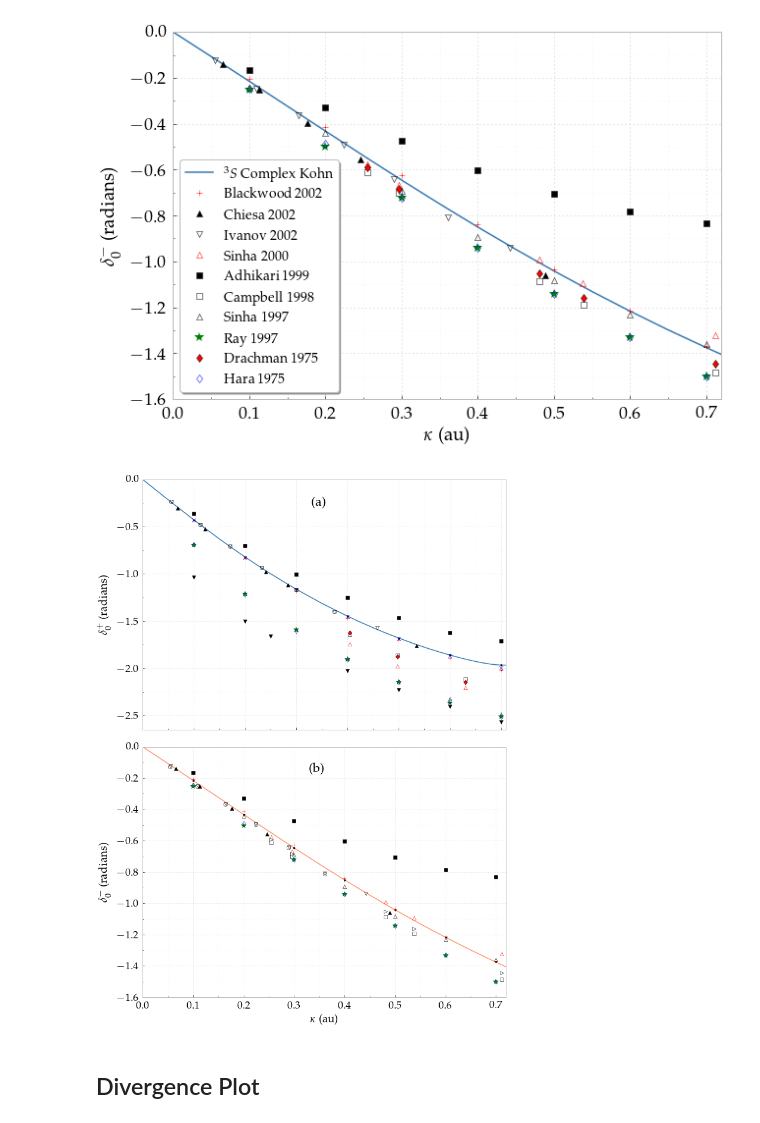
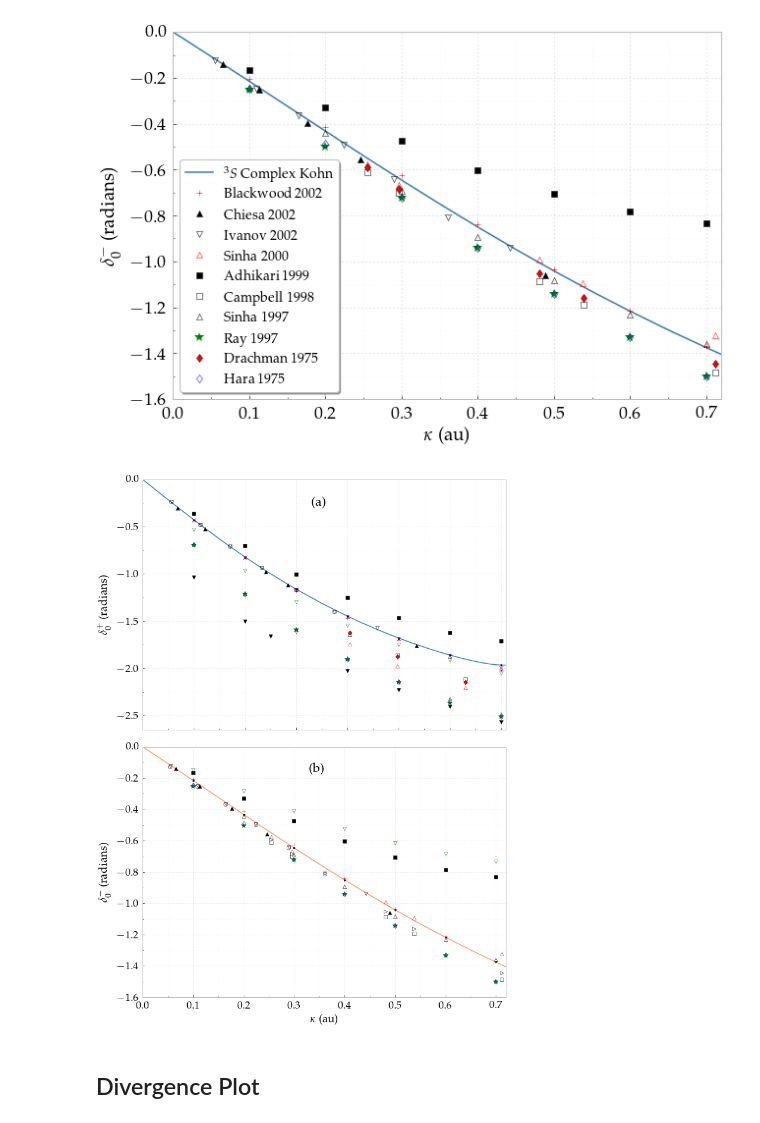
Before and after one commit to DentonW/Papers, a Jupyter notebook: PRA PsH/IPython/Paper Images.ipynb, the cells around one changed output. Cells and saved outputs as stored; diff of their text form; code cells hidden in the pictures.

Commit message:
- PRA paper: Added extra Biswas S-wave results -- Fixed reference in conclusion - Dissertation: Biswas added to S-wave -- Multiple PsH references added

```diff
--- a/PRA PsH/IPython/Paper Images.ipynb
+++ b/PRA PsH/IPython/Paper Images.ipynb
@@ -1123,7 +1123,7 @@ pyplot.plot(Blackwood1S2002['kappa'], Blackwood1S2002['phase'], 'r+')
 pyplot.plot(Chiesa1S2002['kappa'], Chiesa1S2002['phase'], 'k^')
 pyplot.plot(Ivanov1S2002['kappa'], Ivanov1S2002['phase'], 'kv', markerfacecolor='none', markeredgecolor='k')
 pyplot.plot(Ivanov1S2001['kappa'], Ivanov1S2001['phase'], 'ko', markerfacecolor='none')
-pyplot.plot(Sinha1S2000['kappa'], Sinha1S2000['phase'], '^', markerfacecolor='none', markeredgecolor='r',)
+pyplot.plot(Sinha1S2000['kappa'], Sinha1S2000['phase'], '^', markerfacecolor='none', markeredgecolor='r')
 pyplot.plot(Adhikari1S1999['kappa'], Adhikari1S1999['phase'], 'ks')
 pyplot.plot(Campbell1S1998['kappa'], Campbell1S1998['phase'], 's', markerfacecolor='none', markeredgecolor='k')
 pyplot.plot(Sinha1S1997['kappa'], Sinha1S1997['phase'], '^', markerfacecolor='none', markeredgecolor='k')
@@ -1131,6 +1131,7 @@ pyplot.plot(Ray1S1997['kappa'], Ray1S1997['phase'], 'g*', markersize=10, markerf
 pyplot.plot(Drachman1S1975['kappa'], Drachman1S1975['phase'], 'rd')
 pyplot.plot(Hara1S1975['kappa'], Hara1S1975['phase'], 'd', markerfacecolor='none', markeredgecolor='b')
 pyplot.plot(Fraser1S1961['kappa'], Fraser1S1961['phase'], 'kv')
+pyplot.plot(Biswas1S2001['kappa'], Biswas1S2001['phase'], 'v', markerfacecolor='none', markeredgecolor='g')
 #pyplot.xlabel(r"$\kappa$ (au)")
 pyplot.ylabel(r"$\delta_0^+$ (radians)")
 
@@ -1148,34 +1149,35 @@ FixPlot(plt)
 pyplot.subplot(2, 1, 2)
 
 df.plot(x='Kappa', y='Phase3S', marker='.', markersize=0.01, label=r'$^3S$ Complex Kohn', color=tripletcolor)
 pyplot.plot(VanReeth3S2003['kappa'], VanReeth3S2003['phase'], 'k.')
 pyplot.plot(Blackwood3S2002['kappa'], Blackwood3S2002['phase'], 'r+', label='Blackwood 2002')
 pyplot.plot(Chiesa3S2002['kappa'], Chiesa3S2002['phase'], 'k^', label='Chiesa 2002')
 pyplot.plot(Ivanov3S2002['kappa'], Ivanov3S2002['phase'], 'kv', markerfacecolor='none', markeredgecolor='k', label='Ivanov 2002')
 pyplot.plot(Ivanov3S2001['kappa'], Ivanov3S2001['phase'], 'ko', markerfacecolor='none')
 pyplot.plot(Sinha3S2000['kappa'], Sinha3S2000['phase'], '^', markerfacecolor='none', markeredgecolor='r', label='Sinha 2000')
 pyplot.plot(Adhikari3S1999['kappa'], Adhikari3S1999['phase'], 'ks', label='Adhikari 1999')
 pyplot.plot(Campbell3S1998['kappa'], Campbell3S1998['phase'], 's', markerfacecolor='none', markeredgecolor='k', label='Campbell 1998')
 pyplot.plot(Sinha3S1997['kappa'], Sinha3S1997['phase'], '^', markerfacecolor='none', markeredgecolor='k', label='Sinha 1997')
 pyplot.plot(Ray3S1997['kappa'], Ray3S1997['phase'], 'g*', markersize=10, markerfacecolor='g', markeredgecolor='none', label='Ray 1997')
 #pyplot.plot(Drachman3S1976['kappa'], Drachman3S1976['phase'], 'rd', label='Drachman 1975')
 pyplot.plot(Drachman3S1976['kappa'], Drachman3S1976['phase'], 'w>', label='Drachman 1975')
 pyplot.plot(Hara3S1975['kappa'], Hara3S1975['phase'], 'd', markerfacecolor='none', markeredgecolor='b', label='Hara 1975')
+pyplot.plot(Biswas3S2001['kappa'], Biswas3S2001['phase'], 'v', markerfacecolor='none', markeredgecolor='g')
 pyplot.xlabel(r"$\kappa$ (au)")
 pyplot.ylabel(r"$\delta_0^-$ (radians)")
 
 ax = plt.gca()
 #ax.set_xticklabels([])
 ax.text(0.33, -0.16, '(b)', fontsize=22)
 
 pyplot.xlim([0, 0.72])
 FixPlot(plt)
 
 plt.tight_layout()
 pyplot.savefig('swave-comparisons.pdf', bbox_inches='tight')
 pyplot.show()
 # %% [output]
-[figure, old version]
+[figure, new version]
 # %% [markdown]
 ## Divergence Plot
 # %%
```
Also changed, not shown: parts of 13 cells of this notebook, 11 other files.
